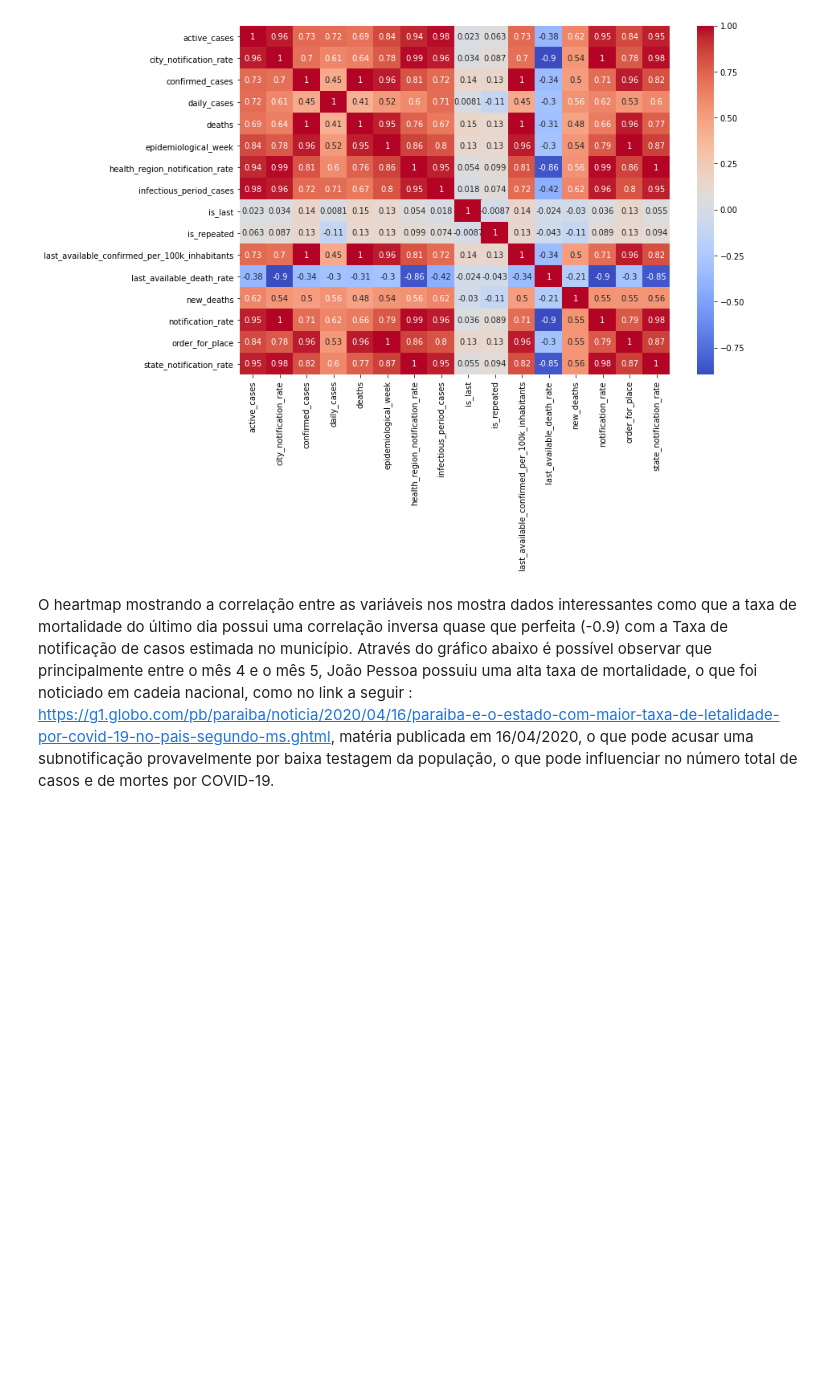
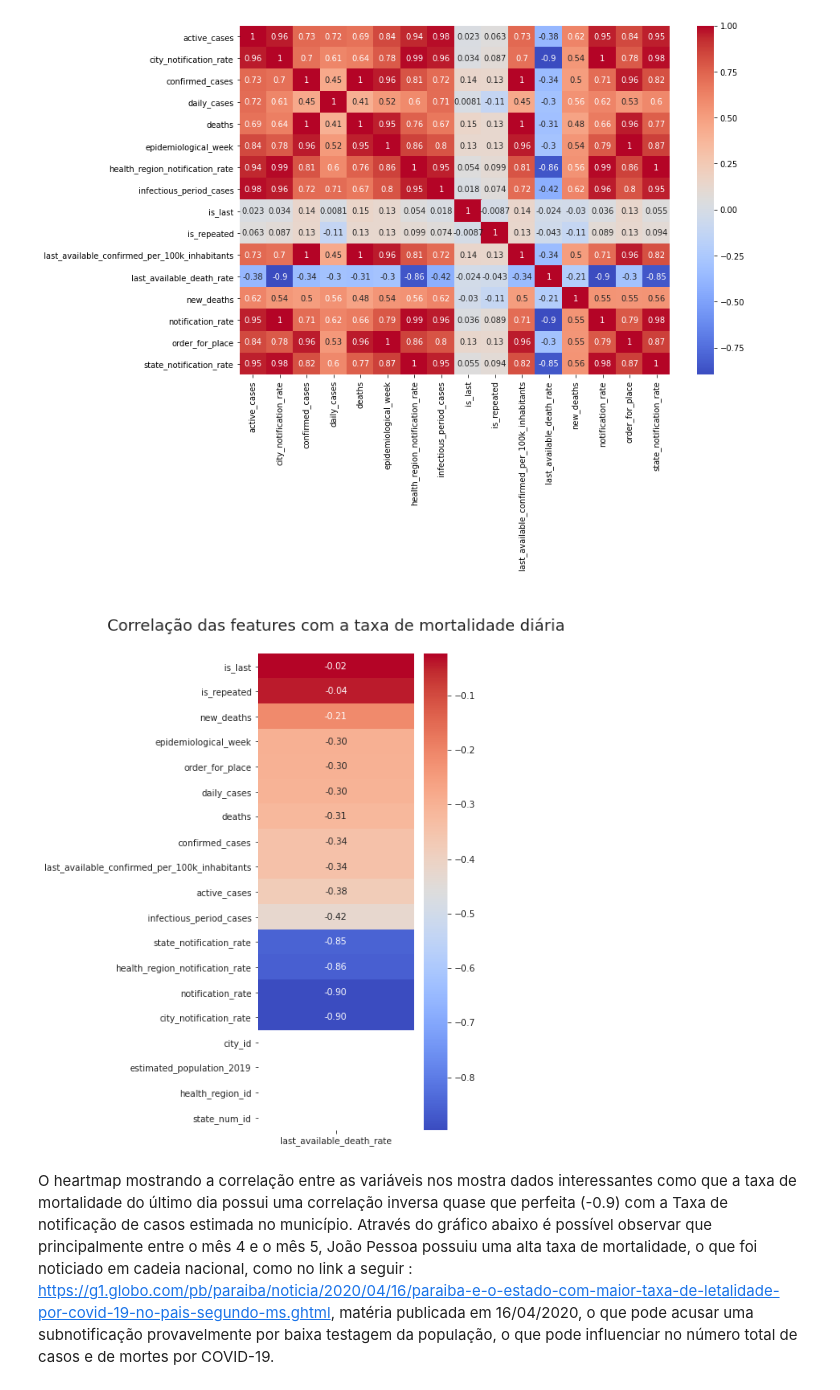
Before and after one commit to ruancastro/Dashboard_Analise_COVID19_JP_PB, a Jupyter notebook: main.ipynb, the cells around one changed output. Cells and saved outputs as stored; diff of their text form; code cells hidden in the pictures; blank space fills up the shorter version.

```diff
--- a/main.ipynb
+++ b/main.ipynb
@@ -604,6 +595,31 @@ sns.heatmap(df_jp.corr(),annot = True,cmap="coolwarm",fmt='.2g')
 # %% [output]
 <AxesSubplot:>
 [figure]
+# %%
+def corr_to_target(dataframe, target, title=None):
+    """
+    Apresenta heatmap apenas do nosso target com as demais features
+
+    :param dataframe: dataframe contendo features e target
+    :param target: nome da coluna do target
+    :param title: título do nosso gráfico
+    """
+    plt.figure(figsize=(4, 10))
+    sns.heatmap(dataframe.corr()[[target]].sort_values(target, ascending=False)[1:],
+                annot=True,
+                fmt='.2f',
+                cmap='coolwarm')
+
+    if title:
+        plt.title(f'\n{title}\n', fontsize=18)
+
+    plt.xlabel('')
+    plt.ylabel('')
+    plt.show()
+# %%
+corr_to_target(df_jp,'last_available_death_rate' , title='Correlação das features com a taxa de mortalidade diária')
+# %% [output]
+[figure, added]
 # %% [markdown]
 O heartmap mostrando a correlação entre as variáveis nos mostra dados interessantes como que a taxa de mortalidade do último dia possui uma correlação inversa quase que perfeita (-0.9) com a Taxa de notificação de casos estimada no município.
   Através do gráfico abaixo é possível observar que principalmente entre o mês 4 e o mês 5, João Pessoa possuiu uma alta taxa de mortalidade, o que foi noticiado em cadeia nacional, como no link a seguir : https://g1.globo.com/pb/paraiba/noticia/2020/04/16/paraiba-e-o-estado-com-maior-taxa-de-letalidade-por-covid-19-no-pais-segundo-ms.ghtml, matéria publicada em 16/04/2020, o que pode acusar uma subnotificação provavelmente por baixa testagem da população, o que pode influenciar no número total de casos e de mortes por COVID-19.
```
Also changed, not shown: parts of 18 cells of this notebook, 2 other files.
